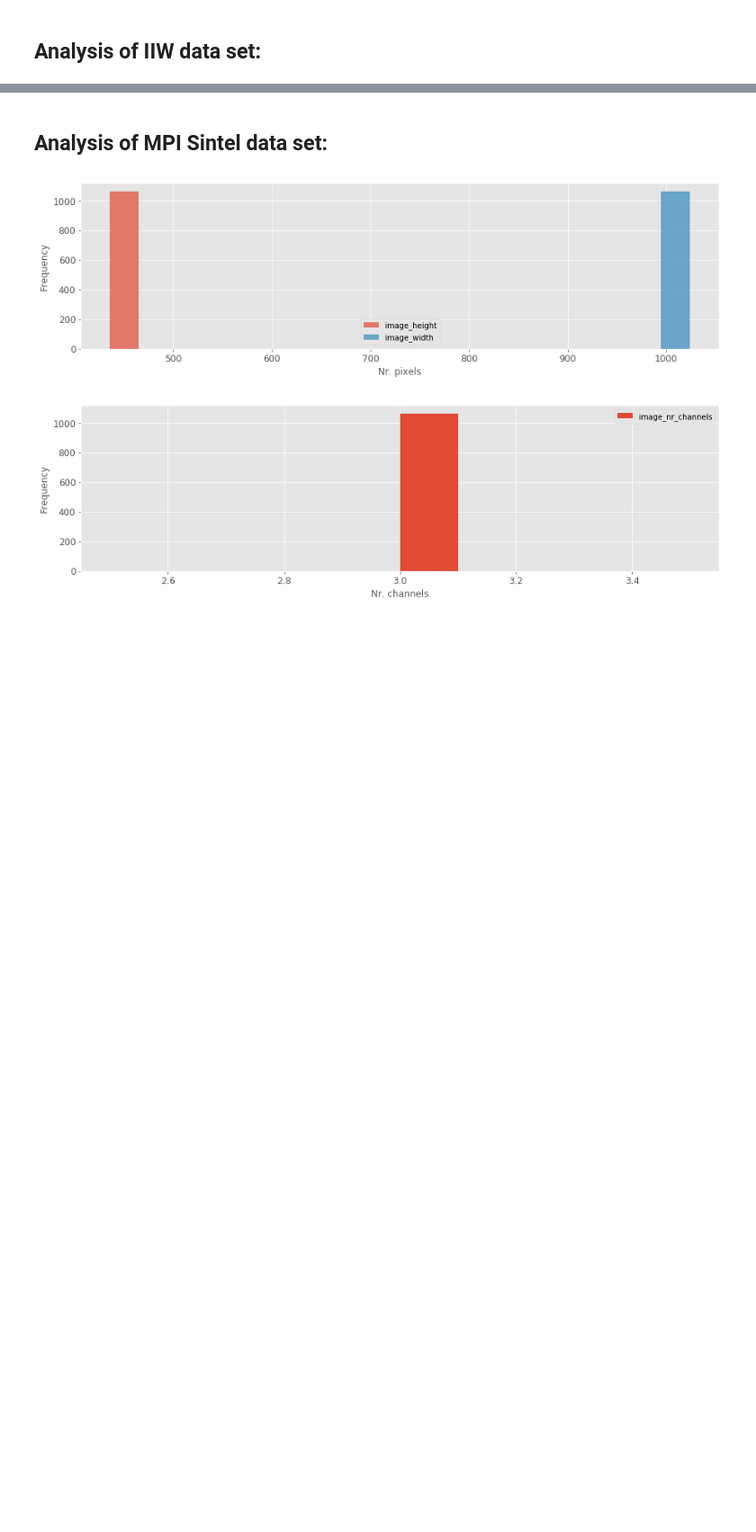
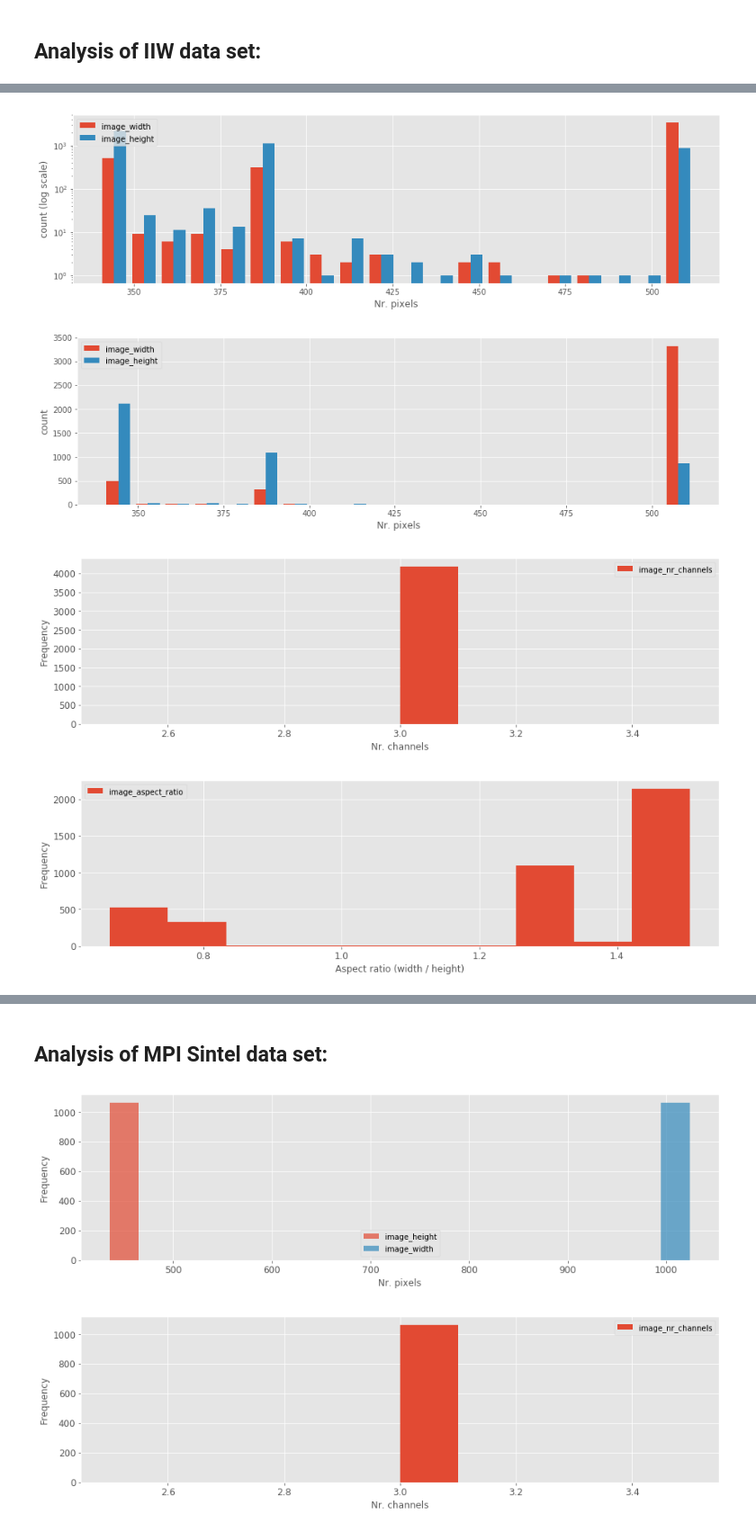
Before and after one commit to phthaloc/intrinsic_image_decomposition, a Jupyter notebook: data_analysis.ipynb, the cells around one changed output, grey strips where cells are left out. Shown at 90% size. Cells and saved outputs as stored; diff of their text form; code cells hidden in the pictures; blank space fills up the shorter version.

```diff
--- a/data_analysis.ipynb
+++ b/data_analysis.ipynb
@@ -121,0 +189,7 @@ plot_stats(df_iiw_analysis, prefix='image_')
+# %%
+plot_stats(df_iiw_train_analysis, prefix='image_')
+# %% [output]
+[figure, added]
+[figure, added]
+[figure, added]
+[figure, added]
```
Also changed, not shown: parts of 13 cells of this notebook.
